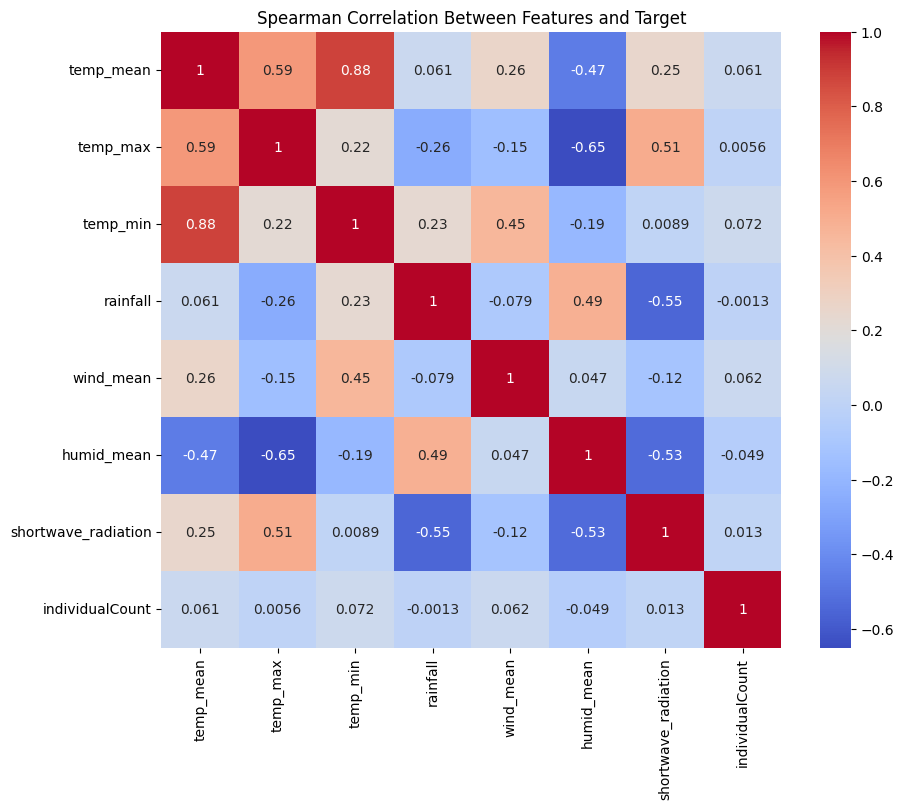
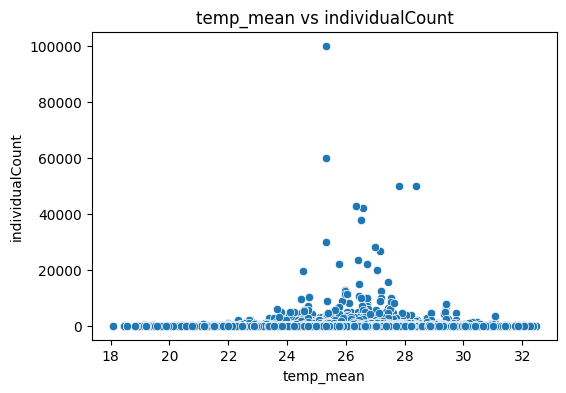
Unified diff of the notebook cell whose output changed from the first chart to the second:
--- before
+++ after
@@ -1,17 +1,4 @@
 features = ['temp_mean', 'temp_max', 'temp_min', 'rainfall', 'wind_mean', 'humid_mean', 'shortwave_radiation']
 target = 'individualCount'  # replace with your bird metric
-
-# --- 1. Correlation matrix ---
-corr_matrix = file[features + [target]].corr(method='spearman')  # Spearman is better for non-linear monotonic relationships
-plt.figure(figsize=(10, 8))
-sns.heatmap(corr_matrix, annot=True, cmap='coolwarm')
-plt.title("Spearman Correlation Between Features and Target")
-plt.show()
-
-# --- 2. Individual correlation with target ---
-print("Correlation of each feature with target:")
-for f in features:
-    corr, p_val = spearmanr(file[f], file[target])
-    print(f"{f}: Spearman corr = {corr:.3f}, p-value = {p_val:.3g}")
 
 # --- 3. Scatterplots to visualize relationships ---

Commit: preprossing for climate data